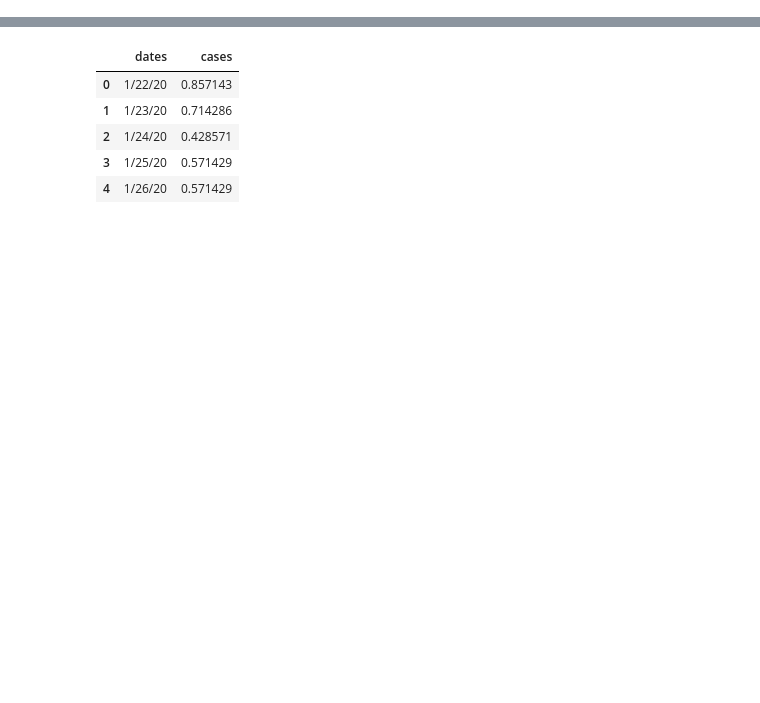
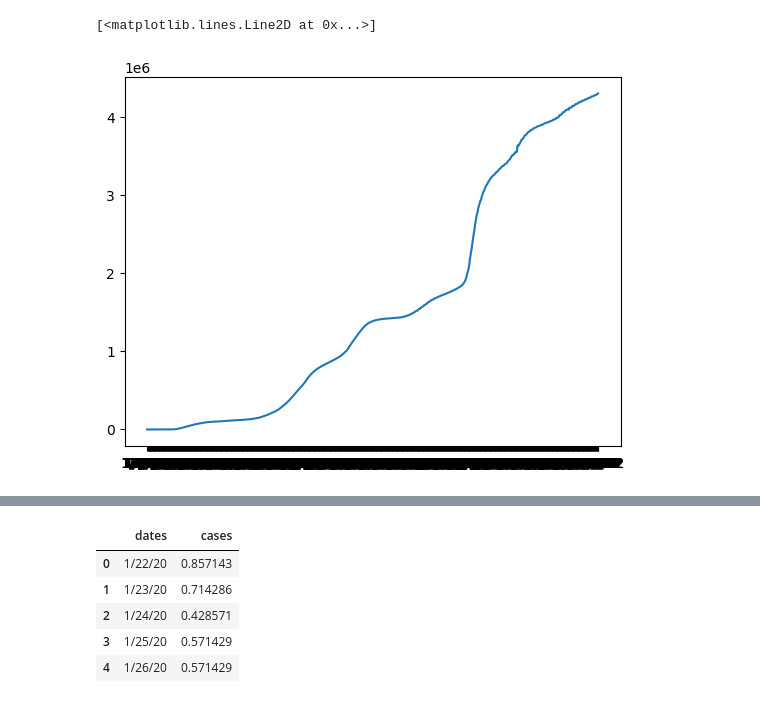
Before and after one commit to waqasbinhamed/numf, a Jupyter notebook: covid_test.ipynb, the cells around one changed output, grey strips where cells are left out. Cells and saved outputs as stored; diff of their text form; code cells hidden in the pictures; blank space fills up the shorter version.

```diff
--- a/covid_test.ipynb
+++ b/covid_test.ipynb
@@ -7,0 +11,4 @@ np.random.seed(42)
+# %%
+df = pd.read_csv('data/time_series_covid19_confirmed_global.csv')
+df_can = df[df['Country/Region'] == 'Canada']
+df_can
@@ -7,0 +34,4 @@ np.random.seed(42)
+# %%
+# removing cruise ships
+df_can = df_can[~df_can['Province/State'].isin(['Repatriated Travellers', 'Diamond Princess', 'Grand Princess'])]
+df_can
@@ -7,0 +54,6 @@ np.random.seed(42)
+# %%
+cum_cases = np.sum(df_can.iloc[:, 4:], axis=0)
+plt.plot(cum_cases)
+# %% [output]
+[<matplotlib.lines.Line2D at 0x...>]
+[figure, added]
```
Also changed, not shown: parts of 25 cells of this notebook, 5 other files.
